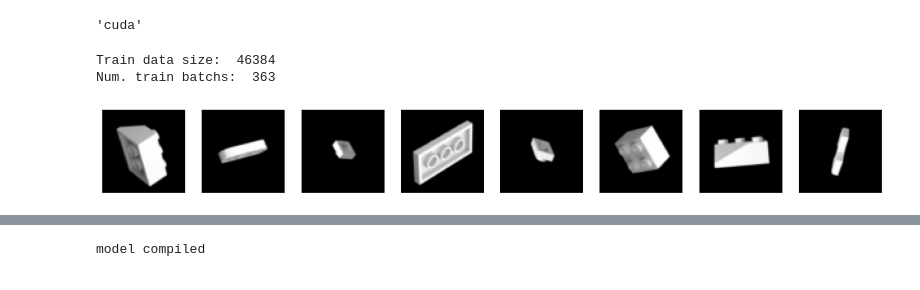
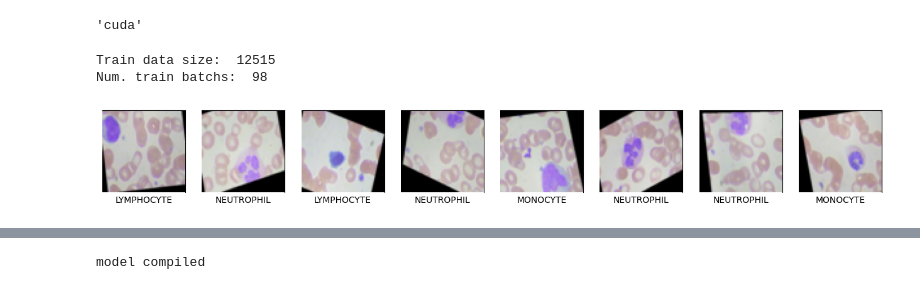
Before and after one commit to c-h-y-a-n/Blood-Cell-Image-Generation-by-Conditional-WGAN-GP, a Jupyter notebook: WGAN-GP.ipynb, the cells around one changed output, grey strips where cells are left out. Cells and saved outputs as stored; diff of their text form; code cells hidden in the pictures.

```diff
--- a/WGAN-GP.ipynb
+++ b/WGAN-GP.ipynb
@@ -103,7 +112,7 @@ def load_checkpoint(path, generator, critic, g_optim, c_optim):
         print("No checkpoint found. Starting from scratch.")
         return 0, defaultdict(list)
 # %%
-class LegoData(Dataset): # from torch.utils.data
+class BloodCellData(Dataset): # from torch.utils.data
     def __init__(self, img_dir):
         super().__init__()
         self.img_dir = img_dir
@@ -112,16 +121,21 @@ class LegoData(Dataset): # from torch.utils.data
         self.imgs = []
         for root, dirs, files in os.walk(img_dir):
             for file in files:
-                if file.endswith('.jpg') or file.endswith('.png'):
+                if file.endswith('.jpeg') or file.endswith('.png'):
                     self.imgs.append(os.path.join(root, file))
         self.length = len(self.imgs)
+        self.blood_cell_type = list(map(os.path.basename, map(os.path.dirname, self.imgs)))
+        self.label = list(map(lambda x: blood_cell_labels.index(x), self.blood_cell_type))
+
+
 
         # Define Transformer
         self.transform = Transforms.Compose([
-            Transforms.Grayscale(num_output_channels=CHANNELS),
             Transforms.ToTensor(),
             Transforms.Resize((IMAGE_SIZE, IMAGE_SIZE)),
             Transforms.Normalize((0.5,), (0.5,))]) # Normalize to [-1, 1]
+
+
 
     def __len__(self):
         return self.length
@@ -130,23 +144,27 @@ class LegoData(Dataset): # from torch.utils.data
         img_file = self.imgs[idx]
         image = Image.open(img_file)
         image = self.transform(image)
-        return image
+        label = self.label[idx]
+        return image, label
 
 def get_dataloader():
-    lego_dataset = LegoData(DATA_DIR)
-    train_loader = DataLoader(lego_dataset, batch_size=BATCH_SIZE, shuffle=True, num_workers = 0, pin_memory = True)
+    blood_cell_dataset = BloodCellData(DATA_DIR)
+    train_loader = DataLoader(blood_cell_dataset, batch_size=BATCH_SIZE, shuffle=True, num_workers = 0, pin_memory = True)
         # pin_memory when we read data to CPU, it will be faster to transfer to GPU
         # num_workers defines the number of parallel subprocesses used to load data (optimal: 2 * number of GPU cores, but not recommedned for Windows)
-    print('Train data size: ', len(lego_dataset))
+    print('Train data size: ', len(blood_cell_dataset))
     print('Num. train batchs: ', len(train_loader))
     return train_loader
 # %%
-def display_imgs(imgs):
+def display_imgs(imgs, labels):
     plt.figure(figsize = (16, 3))
     for i in range(8):
         ax = plt.subplot(1, 8, i+1)
-        ax.imshow(imgs[i][0], cmap = 'gray')
-        ax.axis('off')
+        ax.imshow(imgs[i].permute(1, 2, 0)*0.5 + 0.5)
+        ax.spines[['left', 'bottom']].set_visible(False)
+        ax.tick_params(left=False, labelleft=False, bottom = False, labelbottom = False)
+        ax.set_xlabel(blood_cell_labels[labels[i].item()])
+
     plt.show()
 
 def show_records(history):
@@ -158,10 +176,11 @@ def show_records(history):
     plt.show()
 # %%
 train_loader = get_dataloader()
-real_imgs = next(iter(train_loader))
-display_imgs(real_imgs)
+real_imgs, labels = next(iter(train_loader))
+# print(real_imgs[1].shape)
+display_imgs(real_imgs, labels)
 # %% [output]
-Train data size:  46384
-Num. train batchs:  363
+Train data size:  12515
+Num. train batchs:  98
-[figure, old version]
+[figure, new version]
 # %%
```
Also changed, not shown: parts of 13 cells of this notebook.
